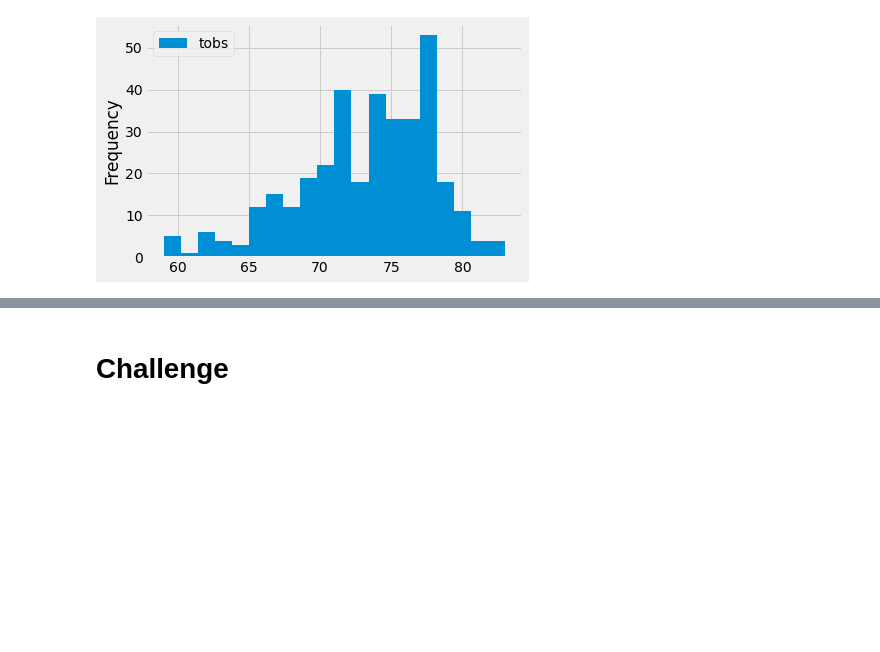
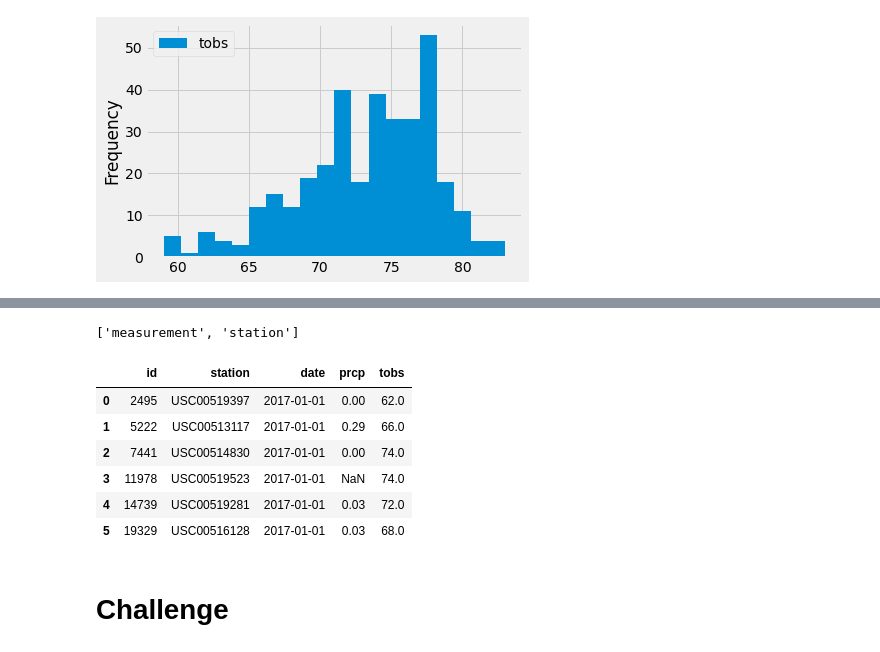
Before and after one commit to I-CV207/Surfs_up, a Jupyter notebook: climate_analysis.ipynb, the cells around one changed output, grey strips where cells are left out. Drawn from its saved outputs; the diff is of its cells as text; code cells hidden in the pictures; blank space fills up the shorter version.

```diff
--- a/climate_analysis.ipynb
+++ b/climate_analysis.ipynb
@@ -186,2 +230,17 @@ results_df.plot.hist(bins=20)
+# %%
+inspector=inspect(engine)
+inspector.get_table_names()
+# %% [output]
+['measurement', 'station']
+# %%
+pd.read_sql("SELECT * FROM measurement WHERE date='2017-01-01'", engine)
+# %% [output]
+|  | id | station | date | prcp | tobs |
+| 0 | 2495 | USC00519397 | 2017-01-01 | 0.00 | 62.0 |
+| 1 | 5222 | USC00513117 | 2017-01-01 | 0.29 | 66.0 |
+| 2 | 7441 | USC00514830 | 2017-01-01 | 0.00 | 74.0 |
+| 3 | 11978 | USC00519523 | 2017-01-01 | NaN | 74.0 |
+| 4 | 14739 | USC00519281 | 2017-01-01 | 0.03 | 72.0 |
+| 5 | 19329 | USC00516128 | 2017-01-01 | 0.03 | 68.0 |
 # %% [markdown]
 # Challenge
```
Also changed, not shown: parts of 5 cells of this notebook, 1 other file.
